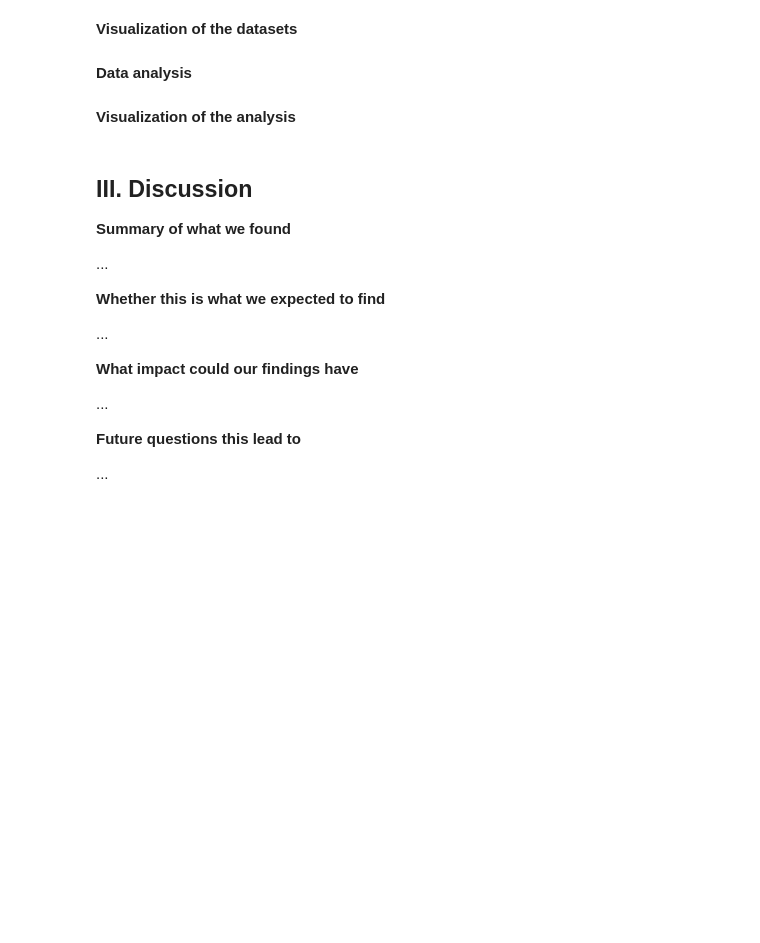
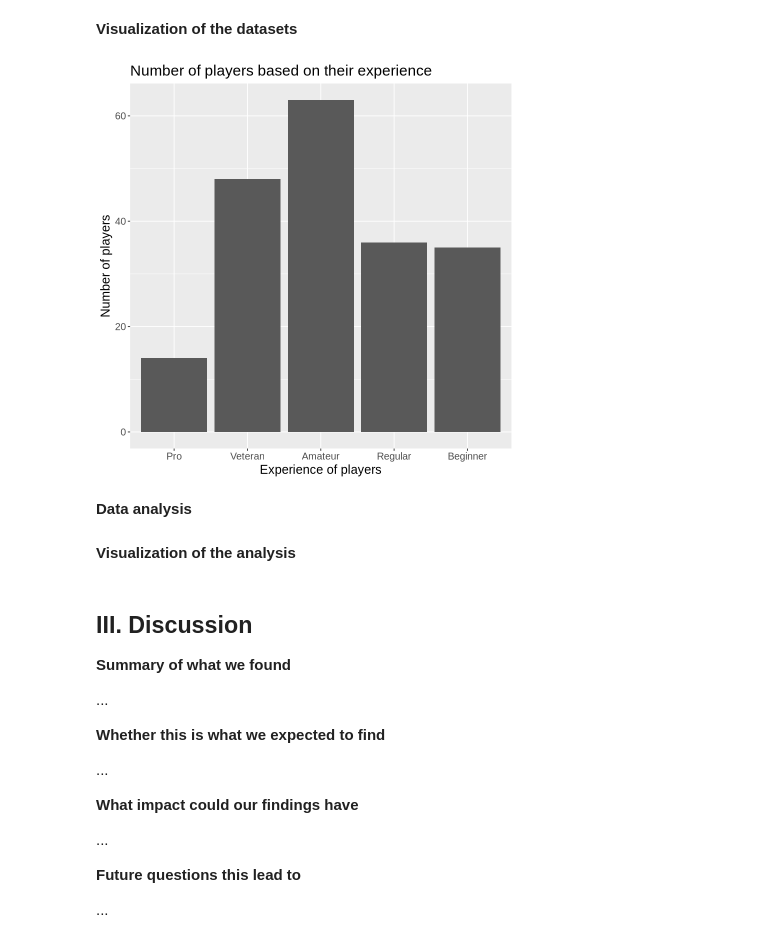
Before and after one commit to duybau2006/Data-Science-100-Group-Project, a Jupyter notebook: Group Project Final Report.ipynb, the cells around one changed output. Saved outputs shown, nothing was run; the diff lists cells and outputs as text; code cells hidden in the pictures; blank space fills up the shorter version.

```diff
--- a/Group Project Final Report.ipynb
+++ b/Group Project Final Report.ipynb
@@ -180,5 +177,27 @@ A tibble: 1 × 1
 # %% [markdown]
 **Visualization of the datasets**
+# %%
+#Bar graph of the level of experience of players
+player_experience_plot <- player_experience |>
+    ggplot(aes(x = experience, y = count)) +
+    geom_bar(stat = "identity") +
+    labs(x = "Experience of players",
+         y = "Number of players") +
+    ggtitle("Number of players based on their experience") +
+    theme(text = element_text(size = 15))
+player_experience_plot
+
+#Bar graph of the subscription of players
+player_experience_plot <- player_experience |>
+    ggplot(aes(x = experience, y = count)) +
+    geom_bar(stat = "identity") +
+    labs(x = "Experience of players",
+         y = "Number of players") +
+    ggtitle("Number of players based on their experience") +
+    theme(text = element_text(size = 15))
+player_experience_plot
+# %% [output]
+[figure, added]
 # %% [markdown]
 **Data analysis**
 # %%
```
Also changed, not shown: parts of 3 cells of this notebook.
